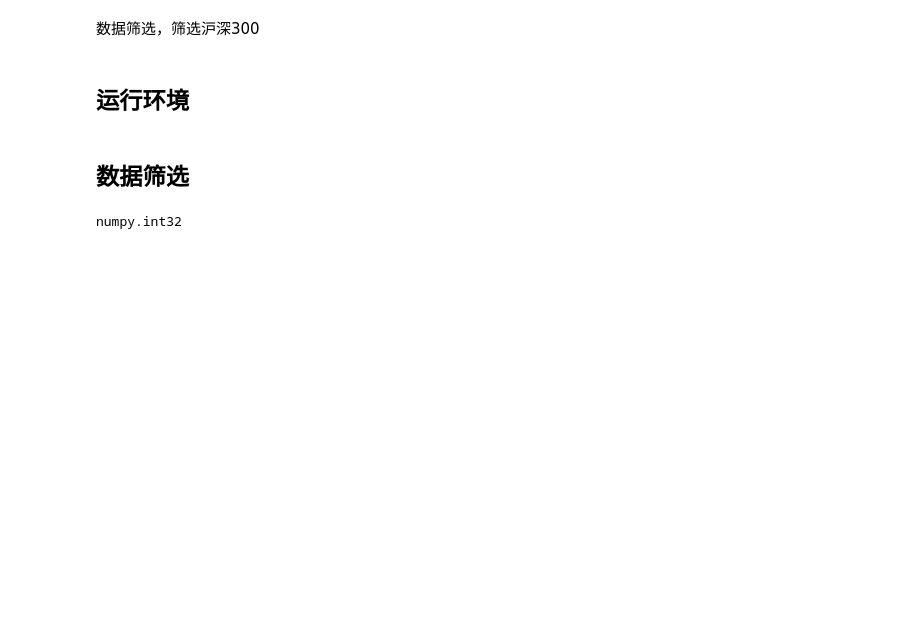
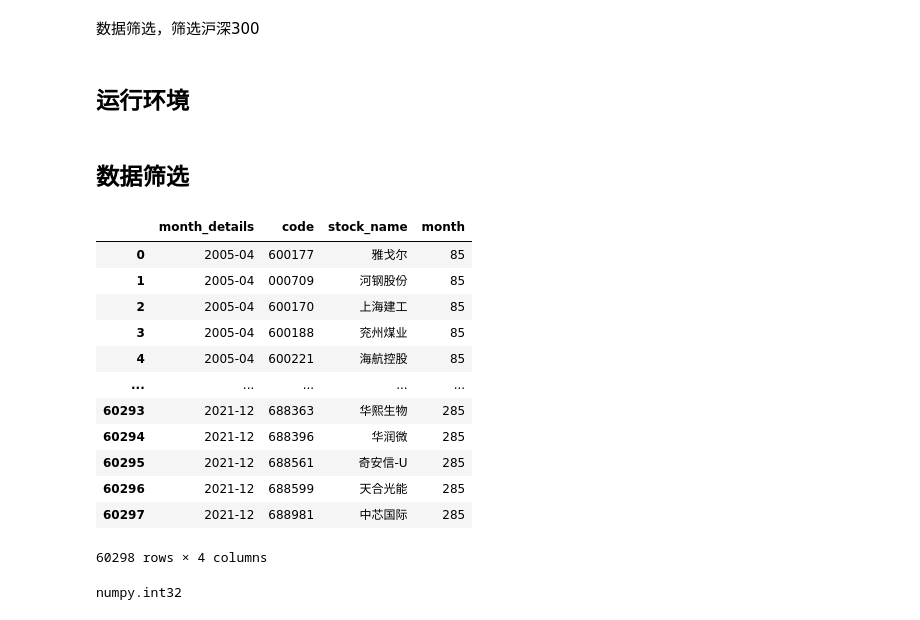
Before and after one commit to learnerjunjun/Hs300-CVaR-Strategy, a Jupyter notebook: finding results/Optimization Solutions_test.ipynb, the cells around one changed output. Saved outputs shown, nothing was run; the diff lists cells and outputs as text; code cells hidden in the pictures; blank space fills up the shorter version.

```diff
--- a/finding results/Optimization Solutions_test.ipynb
+++ b/finding results/Optimization Solutions_test.ipynb
@@ -14,8 +14,23 @@ warnings.filterwarnings('ignore')
 # %%
 #hs300名单 2022.1.1之前
 hs300=pd.read_csv(r'../hs300_2005-2022/hs300_monthly.csv',dtype = object)
 hs300=hs300.drop('Unnamed: 0',axis=1)
 hs300=hs300.rename(columns={'stock': 'code'})
+hs300
+# %% [output]
+|  | month_details | code | stock_name | month |
+| 0 | 2005-04 | 600177 | 雅戈尔 | 85 |
+| 1 | 2005-04 | 000709 | 河钢股份 | 85 |
+| 2 | 2005-04 | 600170 | 上海建工 | 85 |
+| 3 | 2005-04 | 600188 | 兖州煤业 | 85 |
+| 4 | 2005-04 | 600221 | 海航控股 | 85 |
+| ... | ... | ... | ... | ... |
+| 60293 | 2021-12 | 688363 | 华熙生物 | 285 |
+| 60294 | 2021-12 | 688396 | 华润微 | 285 |
+| 60295 | 2021-12 | 688561 | 奇安信-U | 285 |
+| 60296 | 2021-12 | 688599 | 天合光能 | 285 |
+| 60297 | 2021-12 | 688981 | 中芯国际 | 285 |
+60298 rows × 4 columns
 # %%
 hs300['month']=hs300['month'].astype(int)
 type(hs300['month'][0])
```
Also changed, not shown: parts of 3 cells of this notebook, 2 other files.
